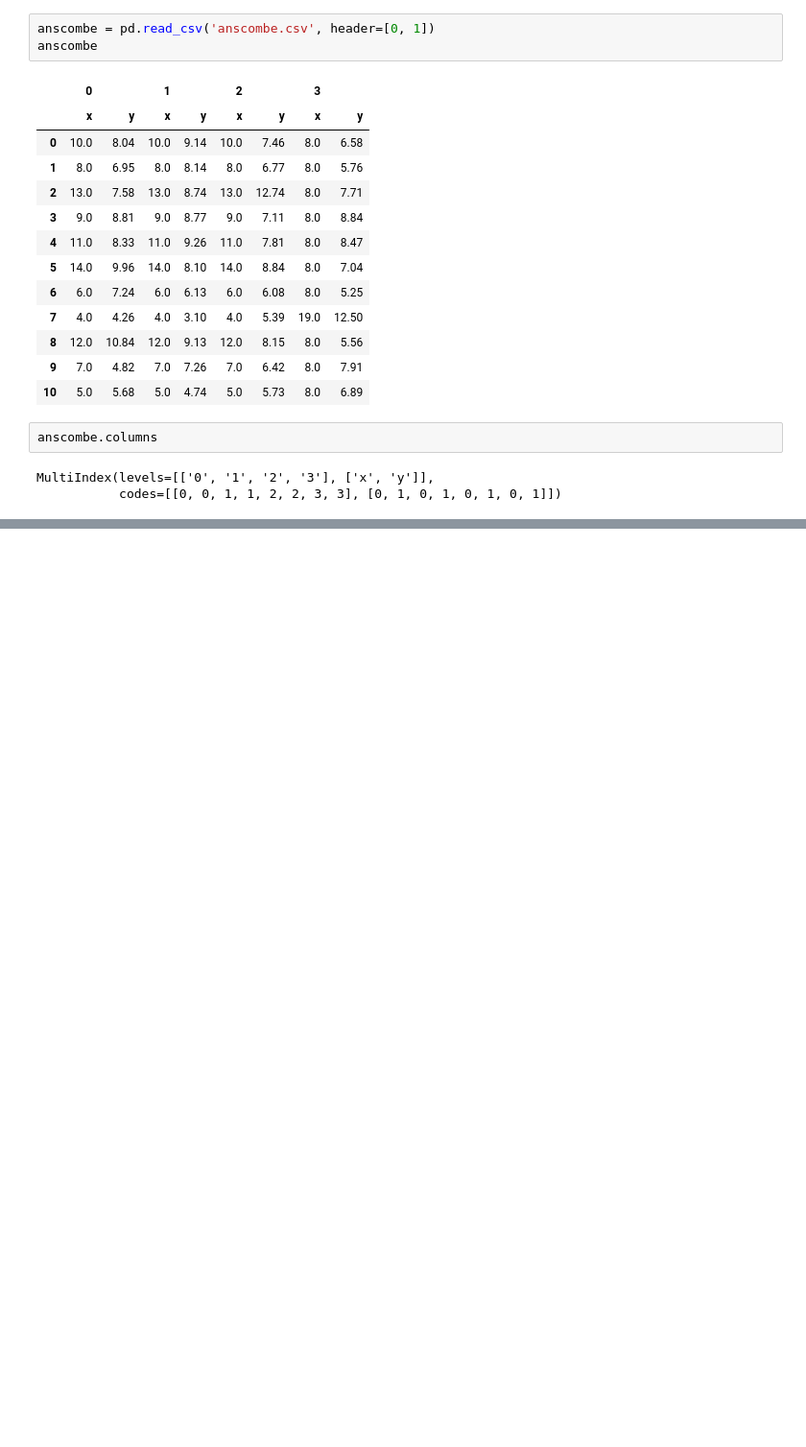
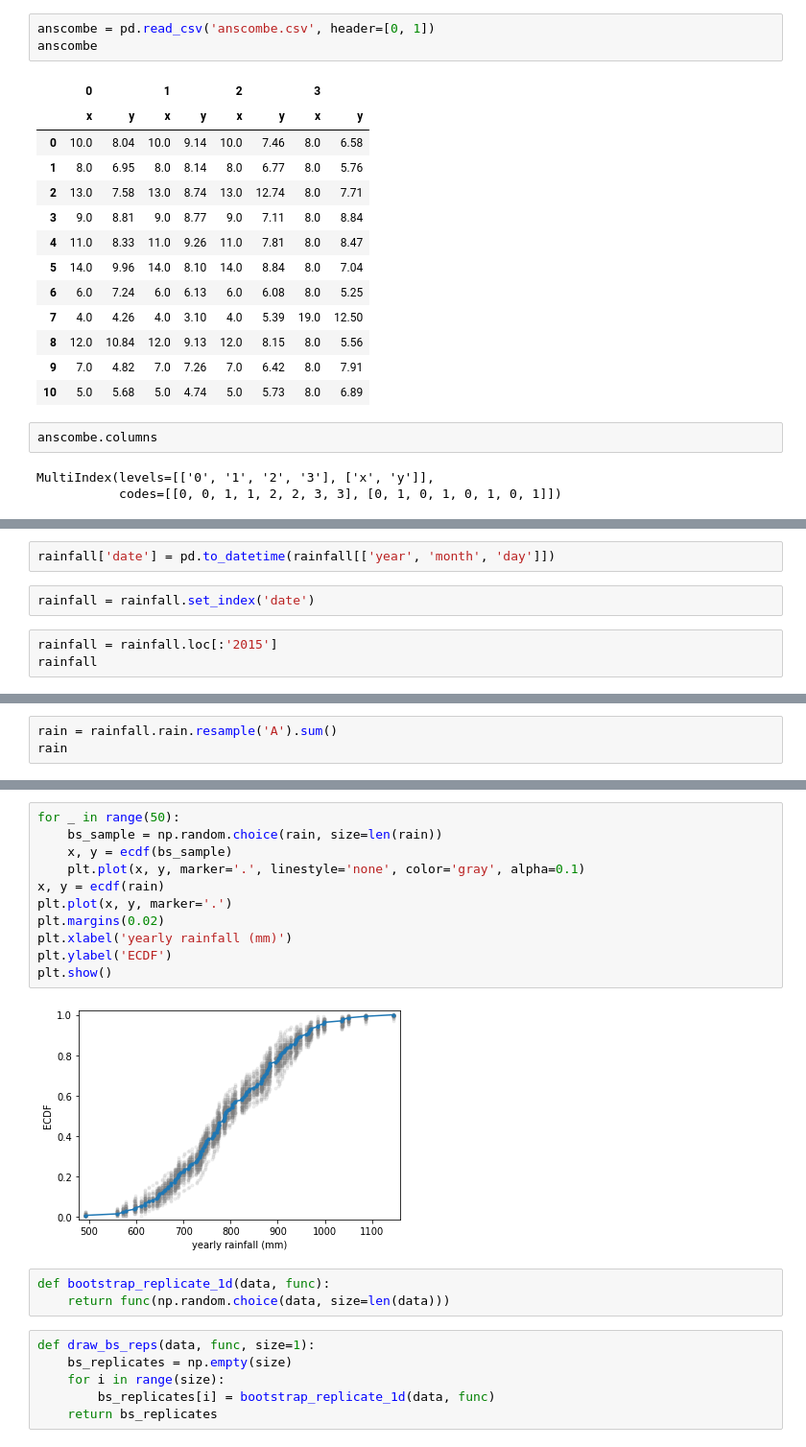
Before and after one commit to thap/python_basics_to_advanced, a Jupyter notebook: statistical_thinking_2/statistical_thinking_2.ipynb, the cells around one changed output, grey strips where cells are left out. Shown at 96% size. Saved outputs shown, nothing was run; the diff lists cells and outputs as text; blank space fills up the shorter version.

```diff
--- a/statistical_thinking_2/statistical_thinking_2.ipynb
+++ b/statistical_thinking_2/statistical_thinking_2.ipynb
@@ -172,0 +286,7 @@ IndexingError: Too many indexers
+# %%
+rainfall['date'] = pd.to_datetime(rainfall[['year', 'month', 'day']])
+# %%
+rainfall = rainfall.set_index('date')
+# %%
+rainfall = rainfall.loc[:'2015']
+rainfall
@@ -172,0 +313,3 @@ IndexingError: Too many indexers
+# %%
+rain = rainfall.rain.resample('A').sum()
+rain
@@ -172,0 +334,22 @@ IndexingError: Too many indexers
+# %%
+for _ in range(50):
+    bs_sample = np.random.choice(rain, size=len(rain))
+    x, y = ecdf(bs_sample)
+    plt.plot(x, y, marker='.', linestyle='none', color='gray', alpha=0.1)
+x, y = ecdf(rain)
+plt.plot(x, y, marker='.')
+plt.margins(0.02)
+plt.xlabel('yearly rainfall (mm)')
+plt.ylabel('ECDF')
+plt.show()
+# %% [output]
+[figure, added]
+# %%
+def bootstrap_replicate_1d(data, func):
+    return func(np.random.choice(data, size=len(data)))
+# %%
+def draw_bs_reps(data, func, size=1):
+    bs_replicates = np.empty(size)
+    for i in range(size):
+        bs_replicates[i] = bootstrap_replicate_1d(data, func)
+    return bs_replicates
```
Also changed, not shown: parts of 44 cells of this notebook.
